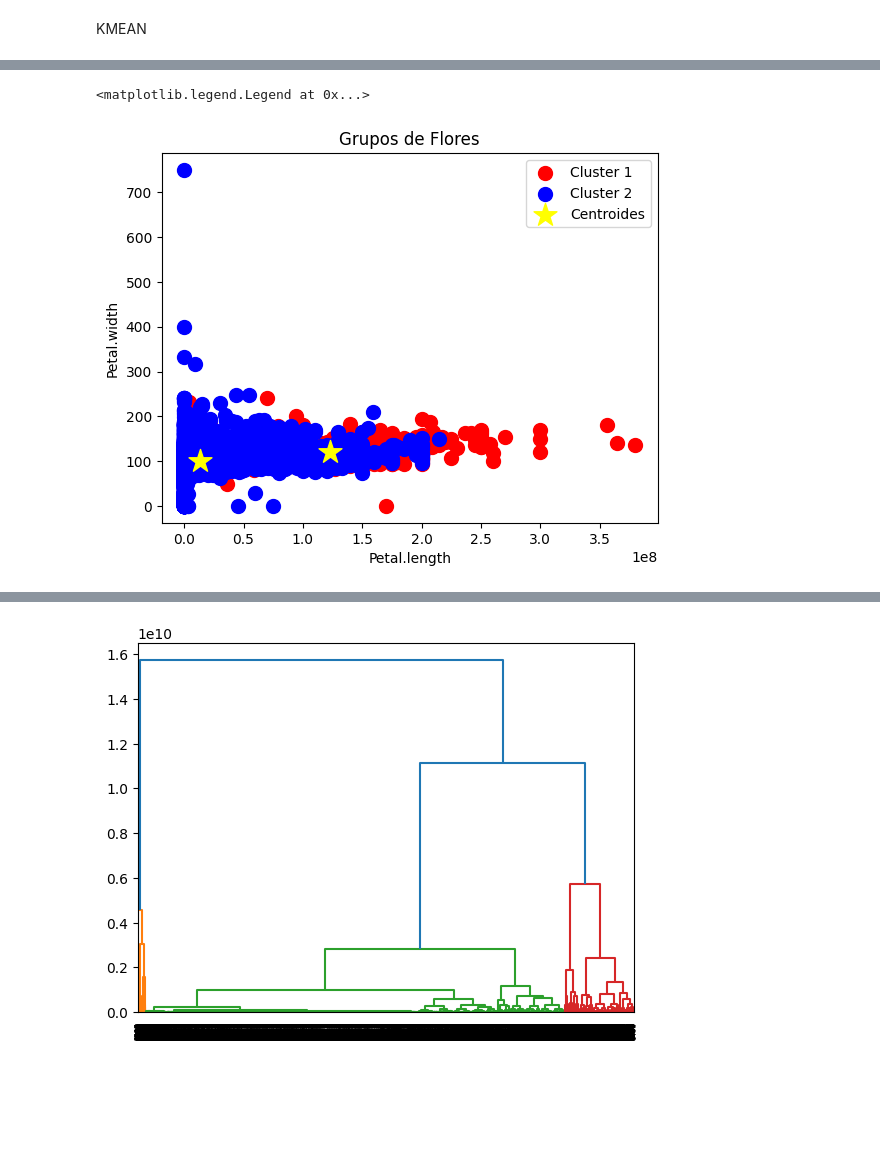
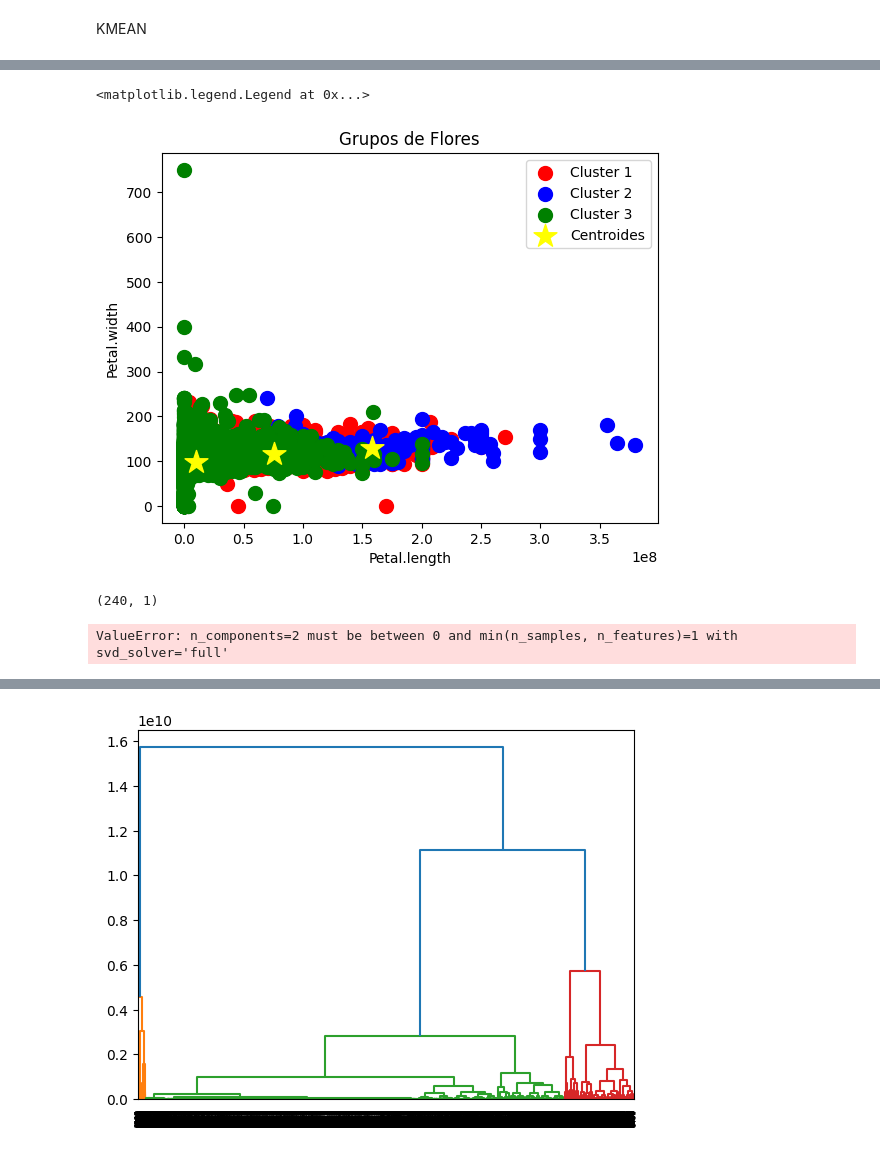
Before and after one commit to adrianrb469/md-lab2, a Jupyter notebook: lab2.ipynb, the cells around one changed output, grey strips where cells are left out. Drawn from its saved outputs; the diff is of its cells as text; code cells hidden in the pictures; blank space fills up the shorter version.

```diff
--- a/lab2.ipynb
+++ b/lab2.ipynb
@@ -106,6 +128,6 @@ plt.show()
 # %% [markdown]
 KMEAN
 # %%
-km = cluster.KMeans(n_clusters=2, max_iter=3000).fit(X)
+km = cluster.KMeans(n_clusters=3, max_iter=3000).fit(X)
 print (km)
 # %% [output]
@@ -125,14 +153,32 @@ especies = km.predict(X)
 # %%
 plt.scatter(X[especies == 0, 0], X[especies == 0, 1],s=100,c='red', label = "Cluster 1")
 plt.scatter(X[especies == 1, 0], X[especies == 1, 1],s=100,c='blue', label = "Cluster 2")
-# plt.scatter(X[especies == 2, 0], X[especies == 2, 1],s=100,c='green', label = "Cluster 3")
+plt.scatter(X[especies == 2, 0], X[especies == 2, 1],s=100,c='green', label = "Cluster 3")
 # plt.scatter(X[especies == 3, 0], X[especies == 3, 1],s=100,c='brown', label = "Cluster 4")
 # plt.scatter(X[especies == 4, 0], X[especies == 4, 1],s=100,c='orange', label = "Cluster 5")
 plt.scatter(km.cluster_centers_[:,0],km.cluster_centers_[:,1], s=300, c="yellow",marker="*", label="Centroides")
 plt.title("Grupos de Flores")
 plt.xlabel("Petal.length")
 plt.ylabel("Petal.width")
 plt.legend()
 # %% [output]
 <matplotlib.legend.Legend at 0x...>
-[figure, old version]
+[figure, new version]
+# %%
+from sklearn.decomposition import PCA
+import matplotlib.pyplot as plt
+
+# Assuming X_scaled is your scaled dataset
+print(X_scaled.shape)
+pca = PCA(n_components=2)  # Reduce to 2 dimensions
+X_pca = pca.fit_transform(X_scaled)
+
+# Now X_pca can be plotted
+plt.scatter(X_pca[:, 0], X_pca[:, 1], c=kmeans.labels_)
+plt.xlabel('Principal Component 1')
+plt.ylabel('Principal Component 2')
+plt.title('PCA Projection')
+plt.show()
+# %% [output]
+(240, 1)
+ValueError: n_components=2 must be between 0 and min(n_samples, n_features)=1 with svd_solver='full'
```
Also changed, not shown: parts of 8 cells of this notebook.
